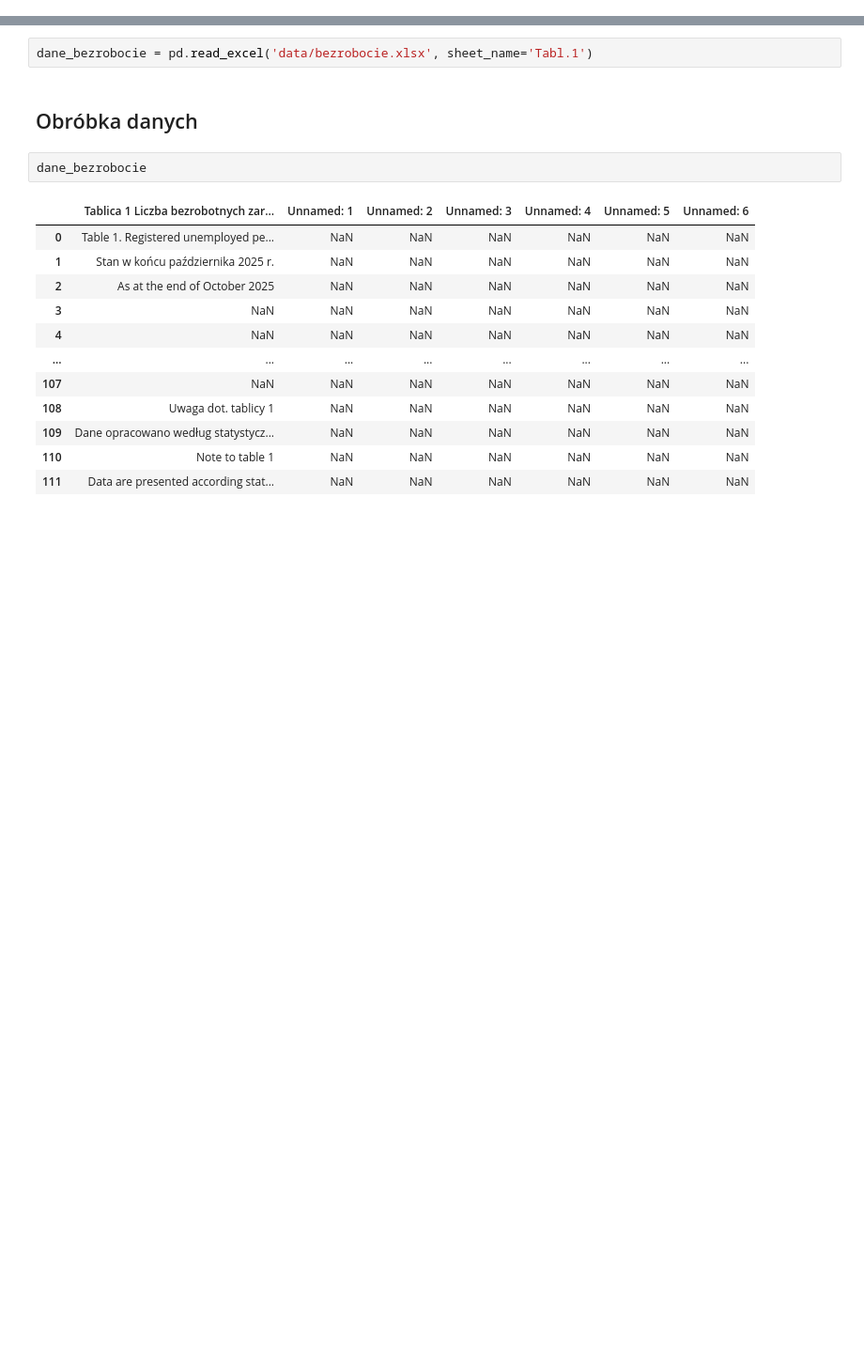
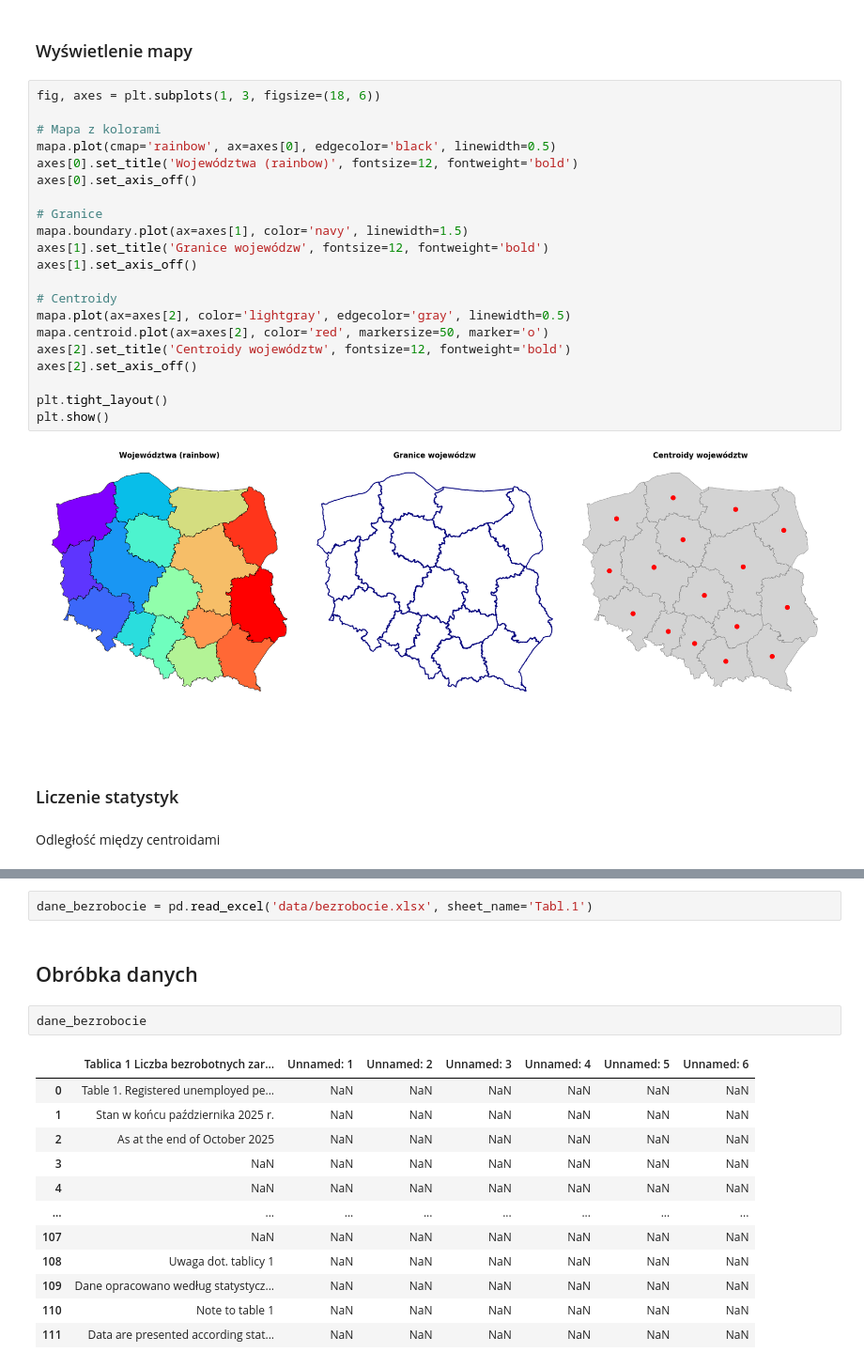
Before and after one commit to RdzaMnieBierze/Polska_Geopandas, a Jupyter notebook: Bezrobocie.ipynb, the cells around one changed output, grey strips where cells are left out. Shown at 94% size. Drawn from its saved outputs; the diff is of its cells as text; blank space fills up the shorter version.

```diff
--- a/Bezrobocie.ipynb
+++ b/Bezrobocie.ipynb
@@ -9,0 +25,31 @@ mapa = geopandas.read_file('data/wojewodztwa.shp', encoding='utf-8')
+# %% [markdown]
+### Wyświetlenie mapy
+# %%
+fig, axes = plt.subplots(1, 3, figsize=(18, 6))
+
+# Mapa z kolorami
+mapa.plot(cmap='rainbow', ax=axes[0], edgecolor='black', linewidth=0.5)
+axes[0].set_title('Województwa (rainbow)', fontsize=12, fontweight='bold')
+axes[0].set_axis_off()
+
+# Granice
+mapa.boundary.plot(ax=axes[1], color='navy', linewidth=1.5)
+axes[1].set_title('Granice wojewódzw', fontsize=12, fontweight='bold')
+axes[1].set_axis_off()
+
+# Centroidy
+mapa.plot(ax=axes[2], color='lightgray', edgecolor='gray', linewidth=0.5)
+mapa.centroid.plot(ax=axes[2], color='red', markersize=50, marker='o')
+axes[2].set_title('Centroidy województw', fontsize=12, fontweight='bold')
+axes[2].set_axis_off()
+
+plt.tight_layout()
+plt.show()
+# %% [output]
+[figure, added]
+# %% [markdown]
+###
+# %% [markdown]
+### Liczenie statystyk
+# %% [markdown]
+Odległość między centroidami
```
Also changed, not shown: parts of 14 cells of this notebook.
